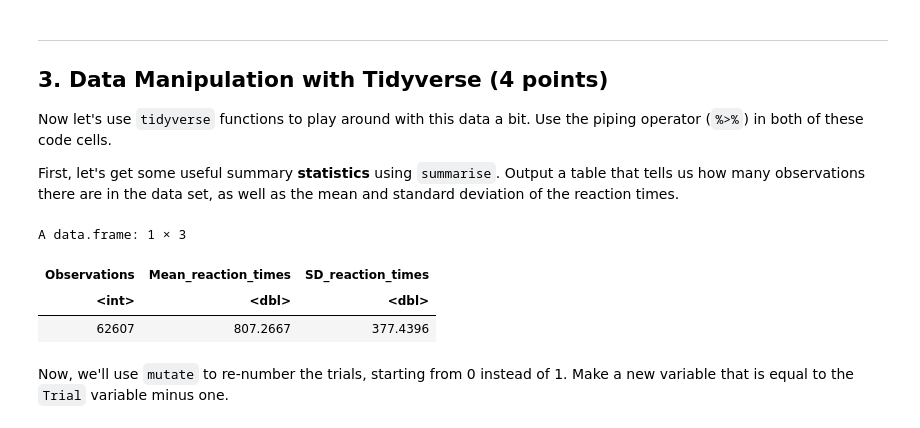
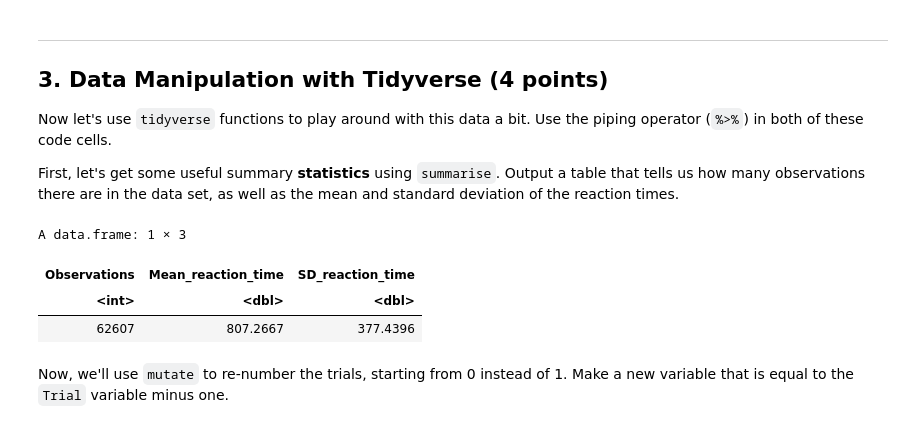
Before and after one commit to moloruns/Olorunsola_DSPN_S26, a Jupyter notebook: Exercise4.ipynb, the cells around one changed output. Drawn from its saved outputs; the diff is of its cells as text; code cells hidden in the pictures.

```diff
--- a/Exercise4.ipynb
+++ b/Exercise4.ipynb
@@ -66,11 +75,11 @@ First, let's get some useful summary **statistics** using `summarise`. Output a
 # %%
 lexDat %>%
   summarise(Observations = nrow(lexDat),
-            Mean_reaction_times = mean(D_RT),
-            SD_reaction_times = sd(D_RT))
+            Mean_reaction_time = mean(D_RT),
+            SD_reaction_time = sd(D_RT))
 # %% [output]
 A data.frame: 1 × 3
-| Observations | Mean_reaction_times | SD_reaction_times |
+| Observations | Mean_reaction_time | SD_reaction_time |
 | <int> | <dbl> | <dbl> |
 | 62607 | 807.2667 | 377.4396 |
 # %% [markdown]
```
Also changed, not shown: parts of 4 cells of this notebook.
